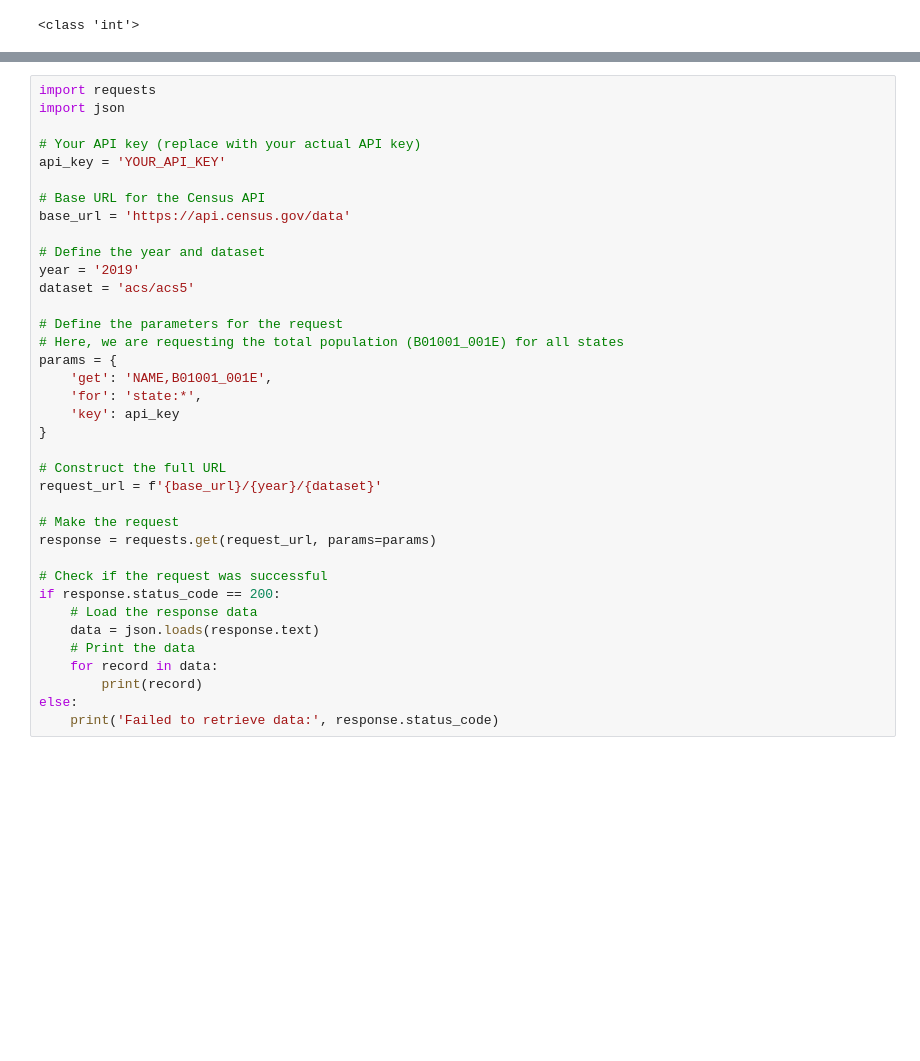
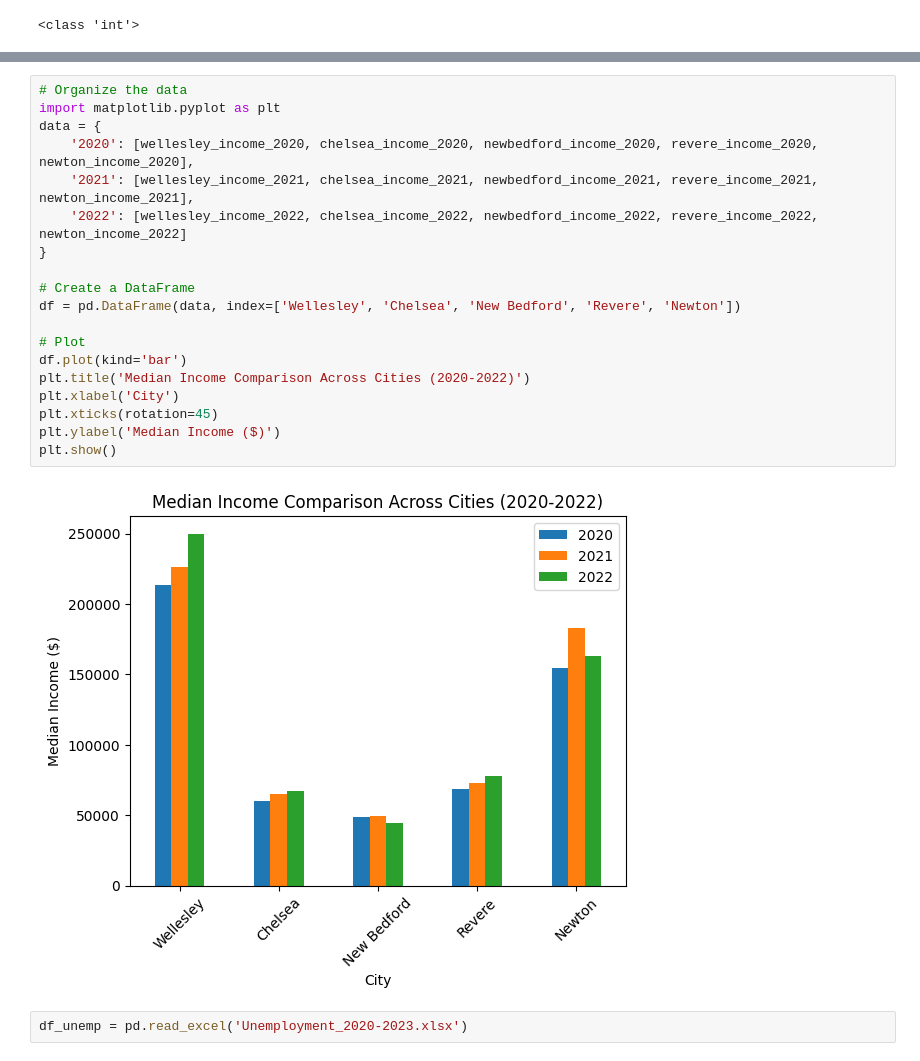
Before and after one commit to BU-Spark/ds-bch-vaccine-equity, a Jupyter notebook: fa23-team/src/income_unemployment.ipynb, the cells around one changed output, grey strips where cells are left out. Drawn from its saved outputs; the diff is of its cells as text; blank space fills up the shorter version.

```diff
--- a/fa23-team/src/income_unemployment.ipynb
+++ b/fa23-team/src/income_unemployment.ipynb
@@ -244,37 +224,23 @@ plt.show()
-# %%
-import requests
-import json
-
-# Your API key (replace with your actual API key)
-api_key = 'YOUR_API_KEY'
-
-# Base URL for the Census API
-base_url = 'https://api.census.gov/data'
-
-# Define the year and dataset
-year = '2019'
-dataset = 'acs/acs5'
-
-# Define the parameters for the request
-# Here, we are requesting the total population (B01001_001E) for all states
-params = {
-    'get': 'NAME,B01001_001E',
-    'for': 'state:*',
-    'key': api_key
-}
-
-# Construct the full URL
-request_url = f'{base_url}/{year}/{dataset}'
-
-# Make the request
-response = requests.get(request_url, params=params)
-
-# Check if the request was successful
-if response.status_code == 200:
-    # Load the response data
-    data = json.loads(response.text)
-    # Print the data
-    for record in data:
-        print(record)
-else:
-    print('Failed to retrieve data:', response.status_code)
+# %%
+# Organize the data
+import matplotlib.pyplot as plt
+data = {
+    '2020': [wellesley_income_2020, chelsea_income_2020, newbedford_income_2020, revere_income_2020, newton_income_2020],
+    '2021': [wellesley_income_2021, chelsea_income_2021, newbedford_income_2021, revere_income_2021, newton_income_2021],
+    '2022': [wellesley_income_2022, chelsea_income_2022, newbedford_income_2022, revere_income_2022, newton_income_2022]
+}
+
+# Create a DataFrame
+df = pd.DataFrame(data, index=['Wellesley', 'Chelsea', 'New Bedford', 'Revere', 'Newton'])
+
+# Plot
+df.plot(kind='bar')
+plt.title('Median Income Comparison Across Cities (2020-2022)')
+plt.xlabel('City')
+plt.xticks(rotation=45)
+plt.ylabel('Median Income ($)')
+plt.show()
+# %% [output]
+[figure, added]
+# %%
+df_unemp = pd.read_excel('Unemployment_2020-2023.xlsx')
```
Also changed, not shown: parts of 5 cells of this notebook, 2 other files.
